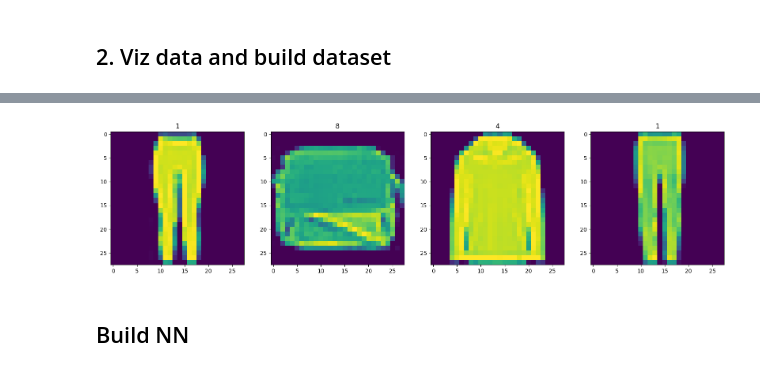
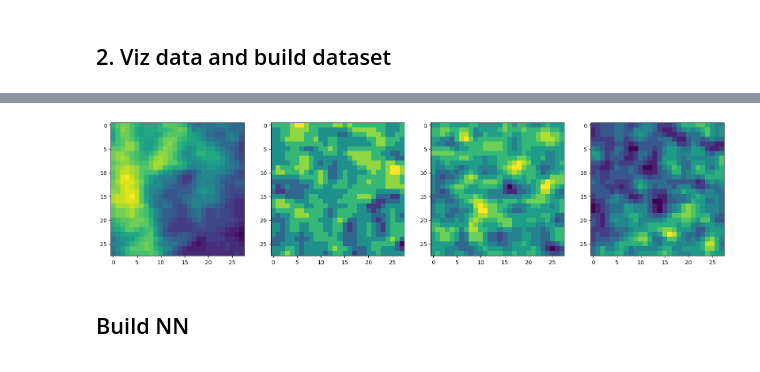
Before and after one commit to ignaciomurillo97/TesisCode, a Jupyter notebook: TerrainTileGan.ipynb, the cells around one changed output, grey strips where cells are left out. Drawn from its saved outputs; the diff is of its cells as text; code cells hidden in the pictures.

```diff
--- a/TerrainTileGan.ipynb
+++ b/TerrainTileGan.ipynb
@@ -35,3 +32,38 @@ Error:
+# %%
+import rasterio as rs
+import numpy as np
+from os import listdir
+from os.path import isfile, join
+from tensorflow.data import Dataset
+
+def get_srtm_dataset(geotiff_dir = "TesisCode/Dataset/download2/"):
+    contents = listdir(geotiff_dir)
+
+    array_set = False
+    tiff_array = None
+
+    for file in contents:
+        filepath = join(geotiff_dir, file)
+        if isfile(filepath):
+            dataset = rs.open(filepath)
+            data = dataset.read()
+            cropped_data = data[:1,:28,:28]
+            if not array_set:
+                tiff_array = cropped_data
+                array_set = True
+            else:
+                tiff_array = np.concatenate((tiff_array, cropped_data), axis=0)
+
+    ## Normalize tiff arry
+    ds = Dataset.from_tensor_slices(tiff_array)
+
+    min = np.min(tiff_array)
+    max = np.max(tiff_array)
+    ds = ds.map(lambda img : img + min)
+    ds = ds.map(lambda img : img / max)
+
+    # ds = ds.map(scale_images)
+    return ds
 # %%
 # Bringing in matplotlib for viz stuff
 from matplotlib import pyplot as plt
@@ -38,5 +71,4 @@ from matplotlib import pyplot as plt
 # %%
 # Use tf datsets to train network
-import terrain_dataset
 # ds = tfds.load('fashion_mnist', split='train')
-ds = terrain_dataset.GetDataset()
+ds = get_srtm_dataset()
@@ -76,15 +95,14 @@ dataiterator.next()
 # %%
 # Setup the subplot formatting
 fig, ax = plt.subplots(ncols=4, figsize=(20,20))
 # Loop four times and get images
 for idx in range(4):
     # Grab an image and label
     sample = dataiterator.next()
     # Plot the image using a specific subplot
-    ax[idx].imshow(np.squeeze(sample['image']))
-    # Appending the image label as the plot title
-    ax[idx].title.set_text(sample['label'])
+    ax[idx].imshow(np.squeeze(sample))
+    # ax[idx].plot_surface(np.squeeze(sample))
 # %% [output]
-[figure, old version]
+[figure, new version]
 # %%
 # Scale and return images only
```
Also changed, not shown: parts of 18 cells of this notebook, 2 other files.
